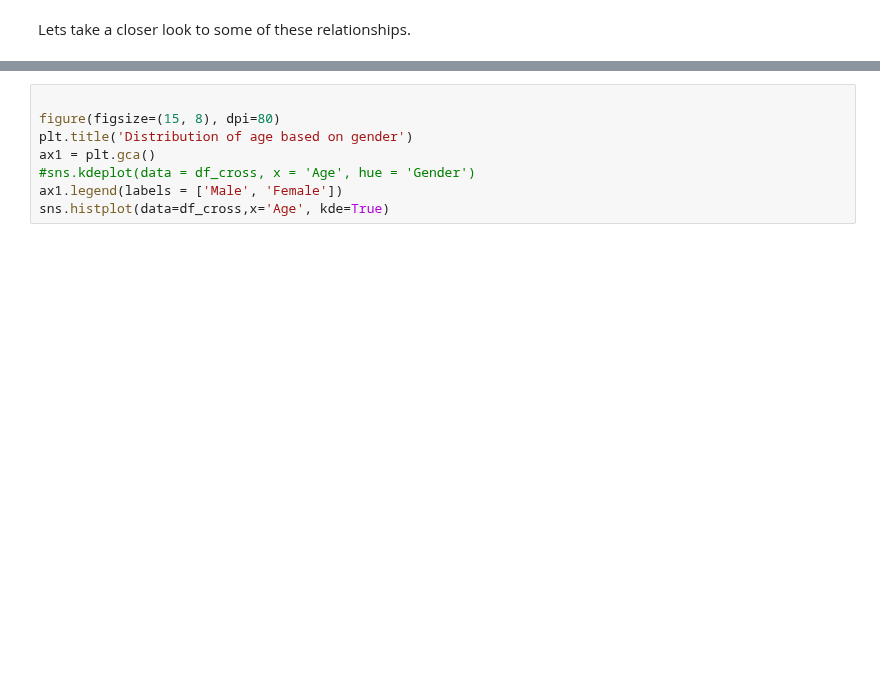
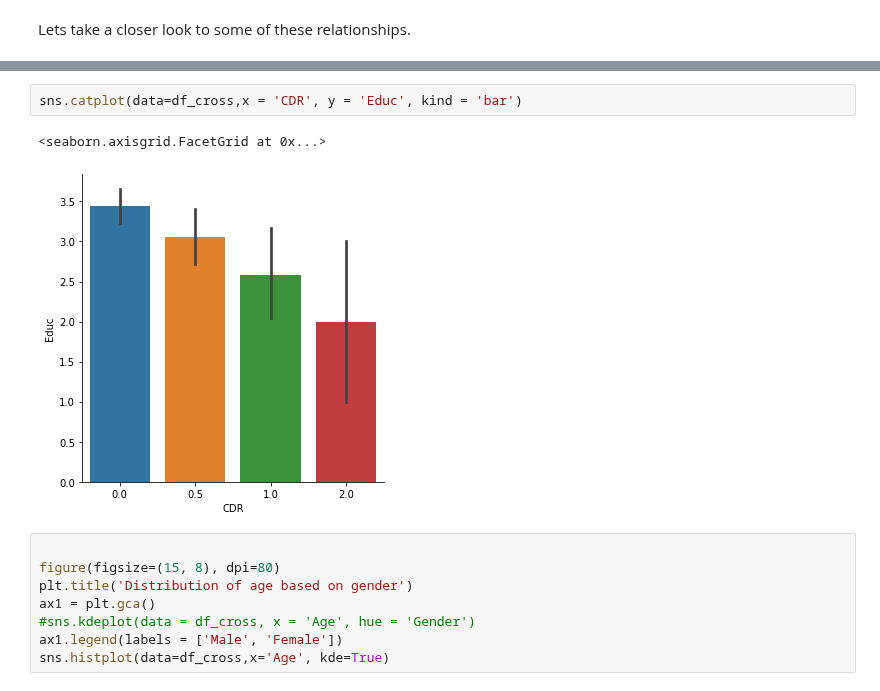
Before and after one commit to Gauss-x/Alzheimer-s-Analysis, a Jupyter notebook: main.ipynb, the cells around one changed output, grey strips where cells are left out. Cells and saved outputs as stored; diff of their text form; blank space fills up the shorter version.

```diff
--- a/main.ipynb
+++ b/main.ipynb
@@ -319,3 +330,8 @@ sns.catplot(kind='swarm', data=df_cross, x='CDR', y = 'nWBV')
+# %%
+sns.catplot(data=df_cross,x = 'CDR', y = 'Educ', kind = 'bar')
+# %% [output]
+<seaborn.axisgrid.FacetGrid at 0x...>
+[figure, added]
 # %%
 
 figure(figsize=(15, 8), dpi=80)
```
Also changed, not shown: parts of 6 cells of this notebook.
